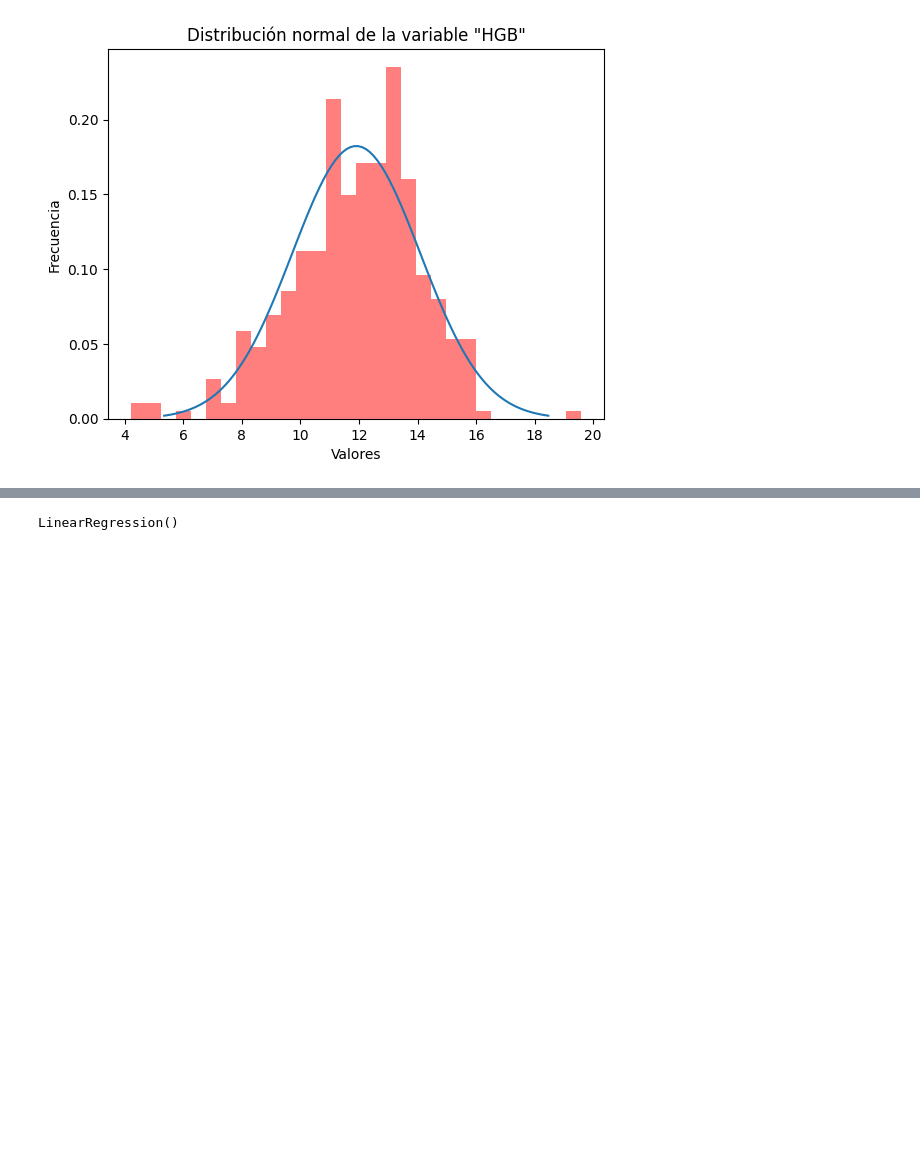
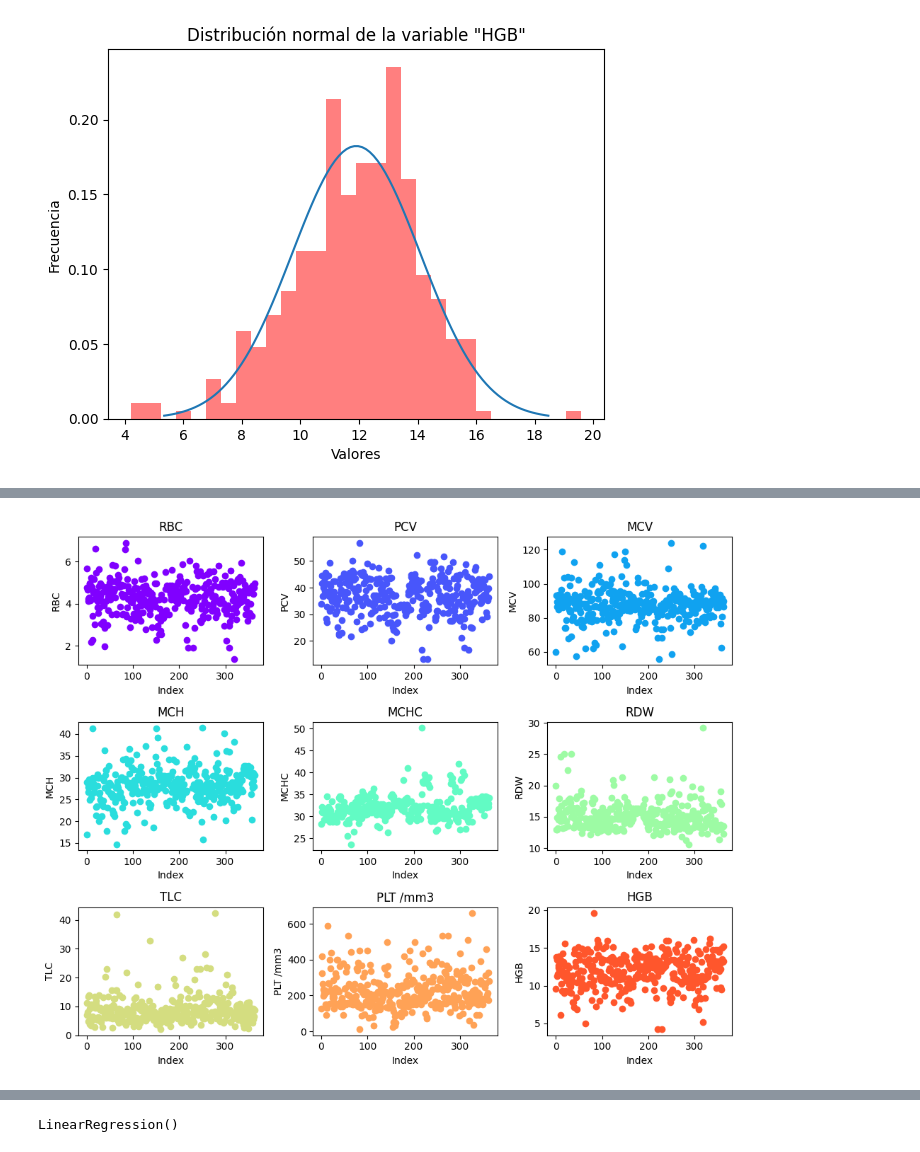
Before and after one commit to DavidSoberanis/ML-EDA-David-Perez, a Jupyter notebook: regression-lineal-BCclinical.ipynb, the cells around one changed output, grey strips where cells are left out. Drawn from its saved outputs; the diff is of its cells as text; code cells hidden in the pictures; blank space fills up the shorter version.

```diff
--- a/regression-lineal-BCclinical.ipynb
+++ b/regression-lineal-BCclinical.ipynb
@@ -47,3 +51,20 @@ plt.hist(dataset['HGB'], bins=30, density=True, alpha=0.5, color='red')
 plt.show()
 # %% [output]
 [figure]
+# %%
+data_to_plot = ['RBC', 'PCV', 'MCV', 'MCH', 'MCHC', 'RDW', 'TLC', 'PLT /mm3', 'HGB']
+# RBC Número de glóbulos rojos Células/mcL
+# PCV Volumen de glóbulos rojos empaquetados %
+# MCV Volumen corpuscular medio fL
+# MCH Hemoglobina corpuscular media pg
+# MCHC Concentración de hemoglobina corpuscular media g/dL
+# RDW Ancho de distribución de los glóbulos rojos %
+# TLC Recuento total de leucocitos Células/mcL
+# PLT Recuento de plaquetas	/mm³
+# HGB Hemoglobina g/dL
+# %%
+# Crear una copia del dataset original
+dataset_copy = dataset.copy()
+
+# Ver las columnas principales (nombres de las columnas)
+print(dataset_copy.columns)
@@ -49,0 +101,21 @@ plt.show()
+# %%
+# Crear un diagrama de dispersión para cada par de columnas
+plt.figure(figsize=(10, 8))
+
+for i, column in enumerate(data_to_plot):
+    # Crear subplots para las columnas
+    plt.subplot(3, 3, i + 1)  # 3 filas, 3 columnas, en la posición (i+1)
+
+    # Diagrama de dispersión
+    plt.scatter(dataset_copy.index, dataset_copy[column], label=column, color=plt.cm.rainbow(i / len(data_to_plot)))
+
+    # Agregar títulos y etiquetas
+    plt.title(column)
+    plt.xlabel('Index')
+    plt.ylabel(column)
+
+# Ajustar el diseño de los subplots
+plt.tight_layout()
+plt.show()
+# %% [output]
+[figure, added]
```
Also changed, not shown: parts of 43 cells of this notebook, 5 other files.
